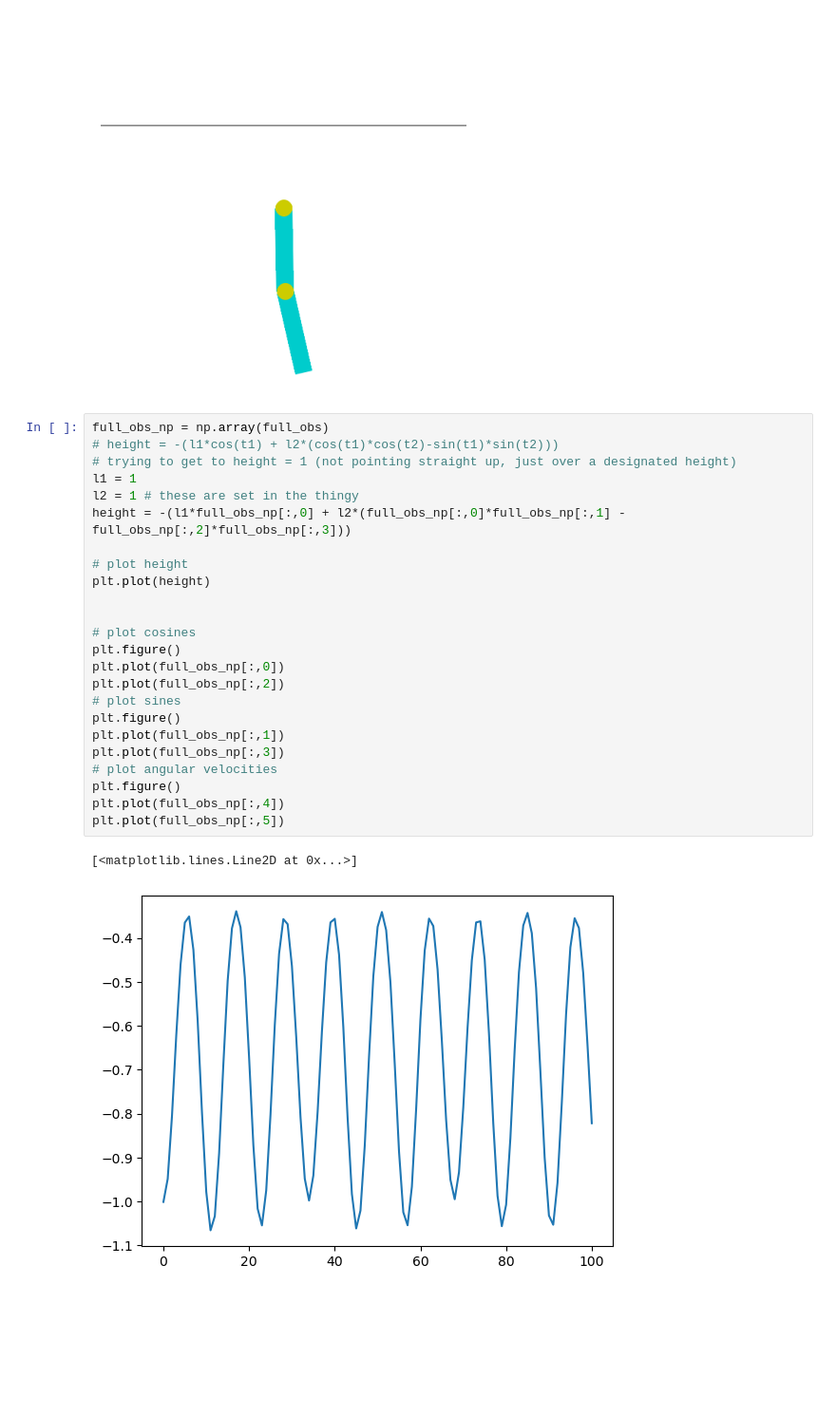
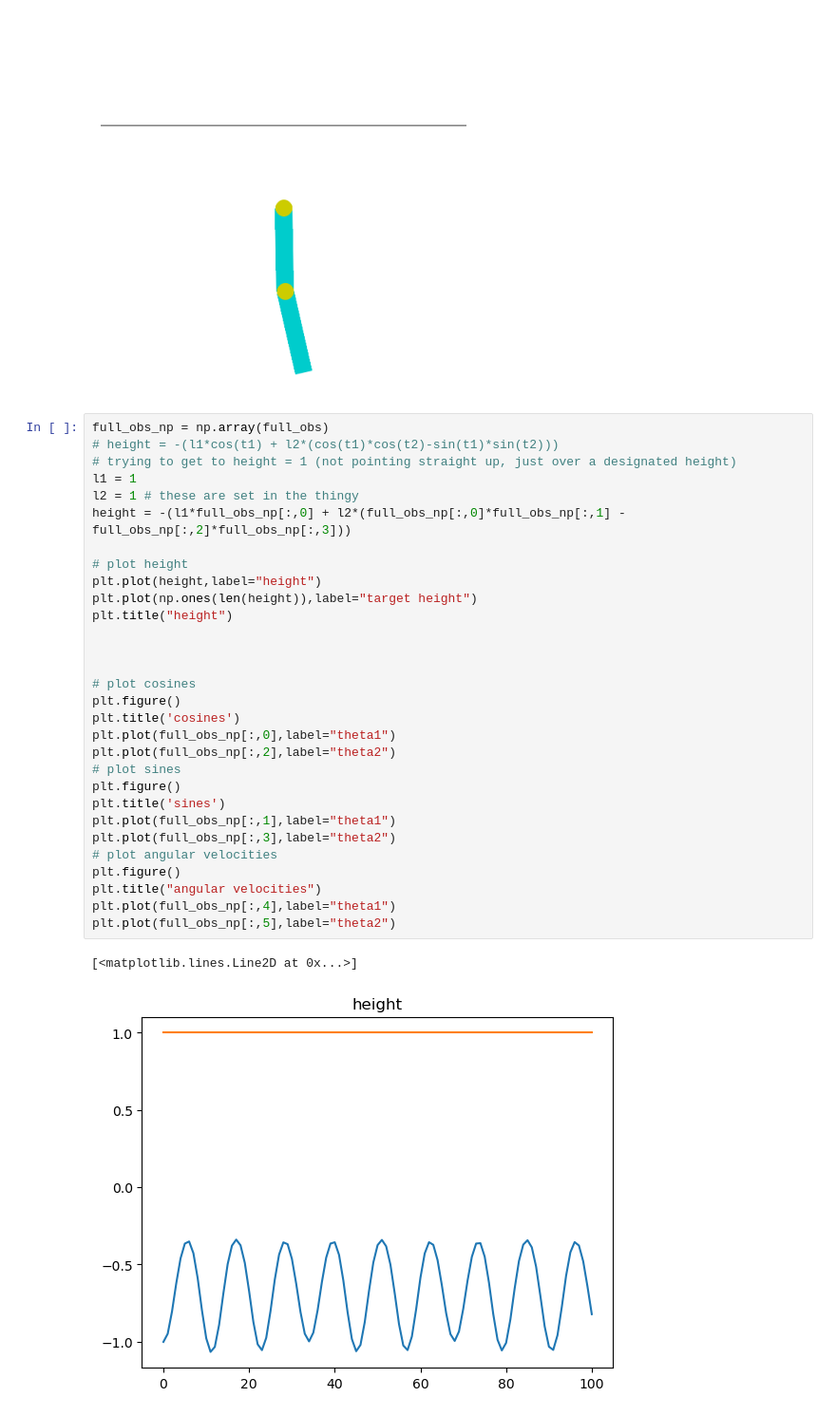
Before and after one commit to Stephen225/ML_class, a Jupyter notebook: project.ipynb, the cells around one changed output. Shown at 95% size. Saved outputs shown, nothing was run; the diff lists cells and outputs as text; blank space fills up the shorter version.

```diff
--- a/project.ipynb
+++ b/project.ipynb
@@ -105,27 +105,33 @@ env.close()
 # %%
 full_obs_np = np.array(full_obs)
 # height = -(l1*cos(t1) + l2*(cos(t1)*cos(t2)-sin(t1)*sin(t2)))
 # trying to get to height = 1 (not pointing straight up, just over a designated height)
 l1 = 1
 l2 = 1 # these are set in the thingy
 height = -(l1*full_obs_np[:,0] + l2*(full_obs_np[:,0]*full_obs_np[:,1] - full_obs_np[:,2]*full_obs_np[:,3]))
 
 # plot height
-plt.plot(height)
+plt.plot(height,label="height")
+plt.plot(np.ones(len(height)),label="target height")
+plt.title("height")
+
 
 
 # plot cosines
 plt.figure()
-plt.plot(full_obs_np[:,0])
-plt.plot(full_obs_np[:,2])
+plt.title('cosines')
+plt.plot(full_obs_np[:,0],label="theta1")
+plt.plot(full_obs_np[:,2],label="theta2")
 # plot sines
 plt.figure()
-plt.plot(full_obs_np[:,1])
-plt.plot(full_obs_np[:,3])
+plt.title('sines')
+plt.plot(full_obs_np[:,1],label="theta1")
+plt.plot(full_obs_np[:,3],label="theta2")
 # plot angular velocities
 plt.figure()
-plt.plot(full_obs_np[:,4])
-plt.plot(full_obs_np[:,5])
+plt.title("angular velocities")
+plt.plot(full_obs_np[:,4],label="theta1")
+plt.plot(full_obs_np[:,5],label="theta2")
 # %% [output]
 [<matplotlib.lines.Line2D at 0x...>]
-[figure, old version]
+[figure, new version]
```
Also changed, not shown: parts of 2 cells of this notebook.
